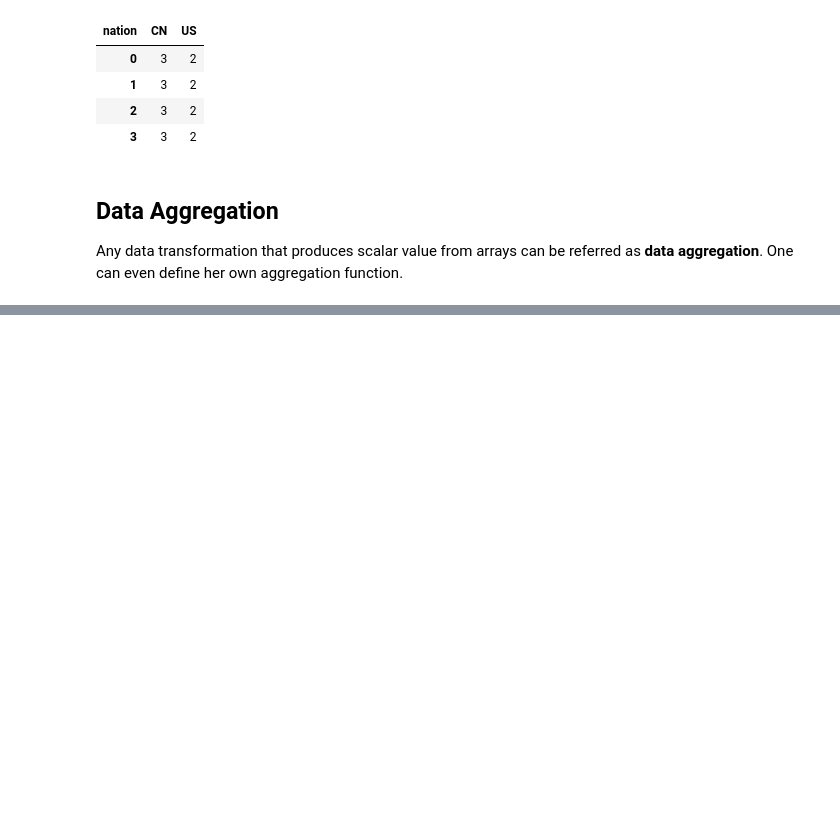
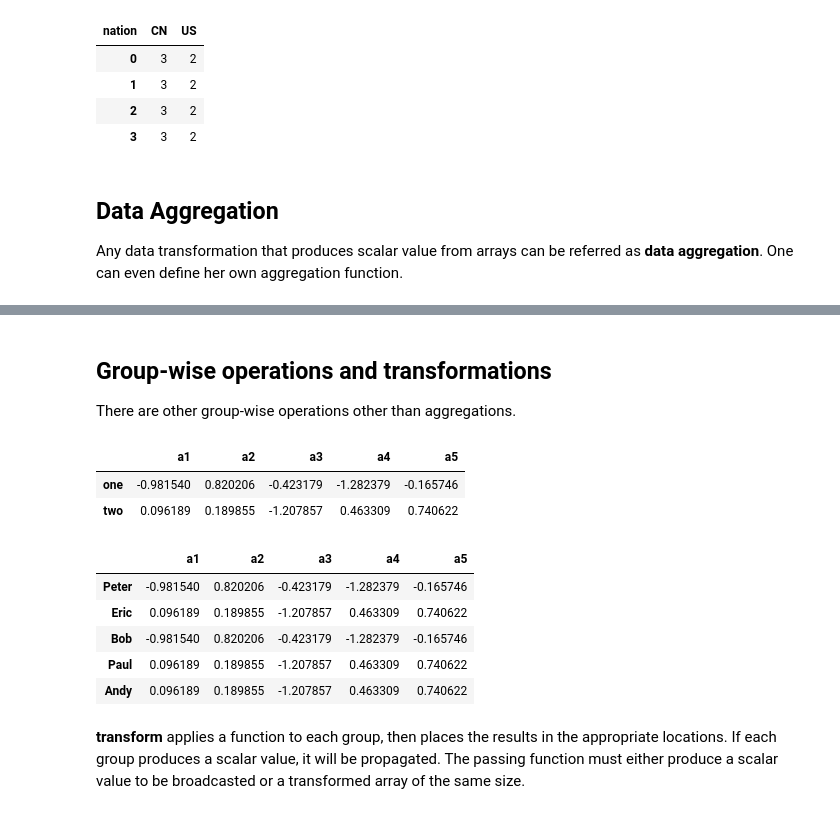
Before and after one commit to dolremi/Python-Notes, a Jupyter notebook: Pandas/Data_Aggregation_and_Grouping.ipynb, the cells around one changed output, grey strips where cells are left out. Drawn from its saved outputs; the diff is of its cells as text; code cells hidden in the pictures; blank space fills up the shorter version.

```diff
--- a/Pandas/Data_Aggregation_and_Grouping.ipynb
+++ b/Pandas/Data_Aggregation_and_Grouping.ipynb
@@ -275,0 +276,21 @@ grouped.agg({'data1': np.max, 'data2': peak_to_peak})
+# %% [markdown]
+## Group-wise operations and transformations
+There are other group-wise operations other than aggregations.
+# %%
+key = ['one', 'two', 'one', 'two', 'two']
+ppl.groupby(key).mean()
+# %% [output]
+|  | a1 | a2 | a3 | a4 | a5 |
+| one | -0.981540 | 0.820206 | -0.423179 | -1.282379 | -0.165746 |
+| two | 0.096189 | 0.189855 | -1.207857 | 0.463309 | 0.740622 |
+# %%
+ppl.groupby(key).transform(np.mean)
+# %% [output]
+|  | a1 | a2 | a3 | a4 | a5 |
+| Peter | -0.981540 | 0.820206 | -0.423179 | -1.282379 | -0.165746 |
+| Eric | 0.096189 | 0.189855 | -1.207857 | 0.463309 | 0.740622 |
+| Bob | -0.981540 | 0.820206 | -0.423179 | -1.282379 | -0.165746 |
+| Paul | 0.096189 | 0.189855 | -1.207857 | 0.463309 | 0.740622 |
+| Andy | 0.096189 | 0.189855 | -1.207857 | 0.463309 | 0.740622 |
+# %% [markdown]
+__transform__ applies a function to each group, then places the results in the appropriate locations. If each group produces a scalar value, it will be propagated. The passing function must either produce a scalar value to be broadcasted or a transformed array of the same size.
```
Also changed, not shown: parts of 29 cells of this notebook.
